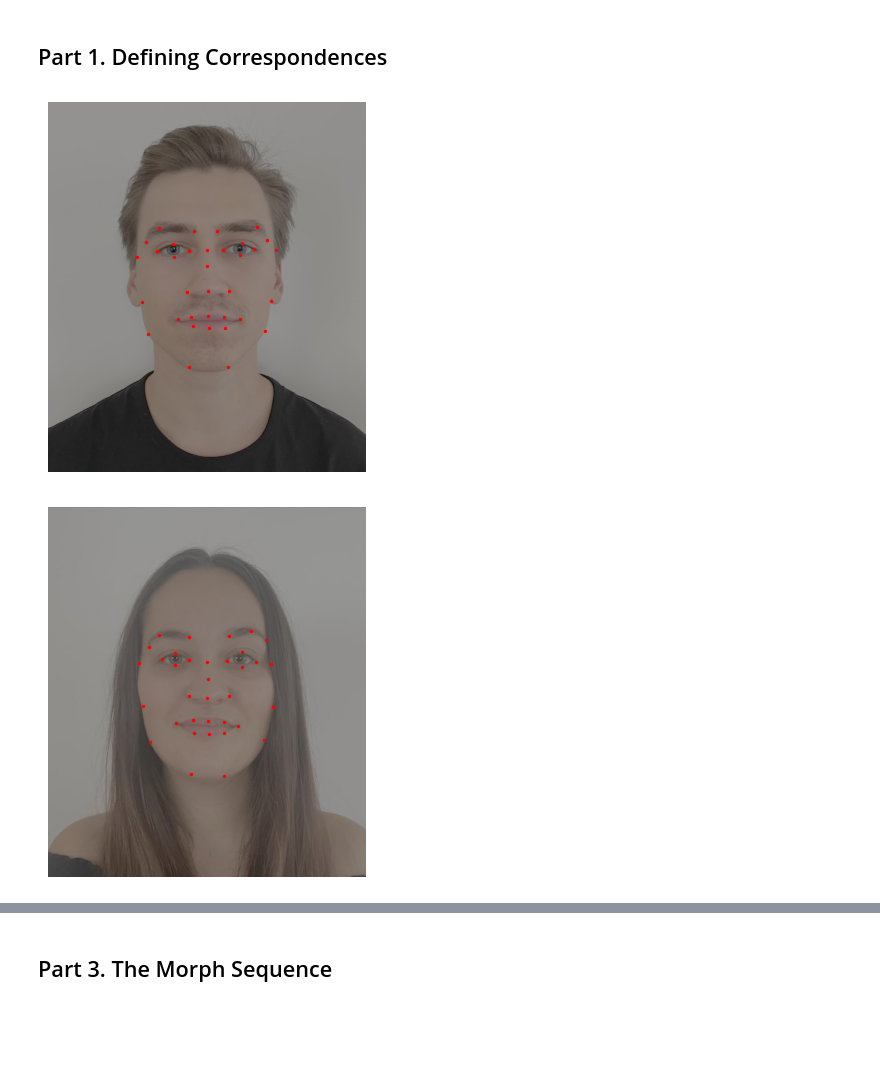
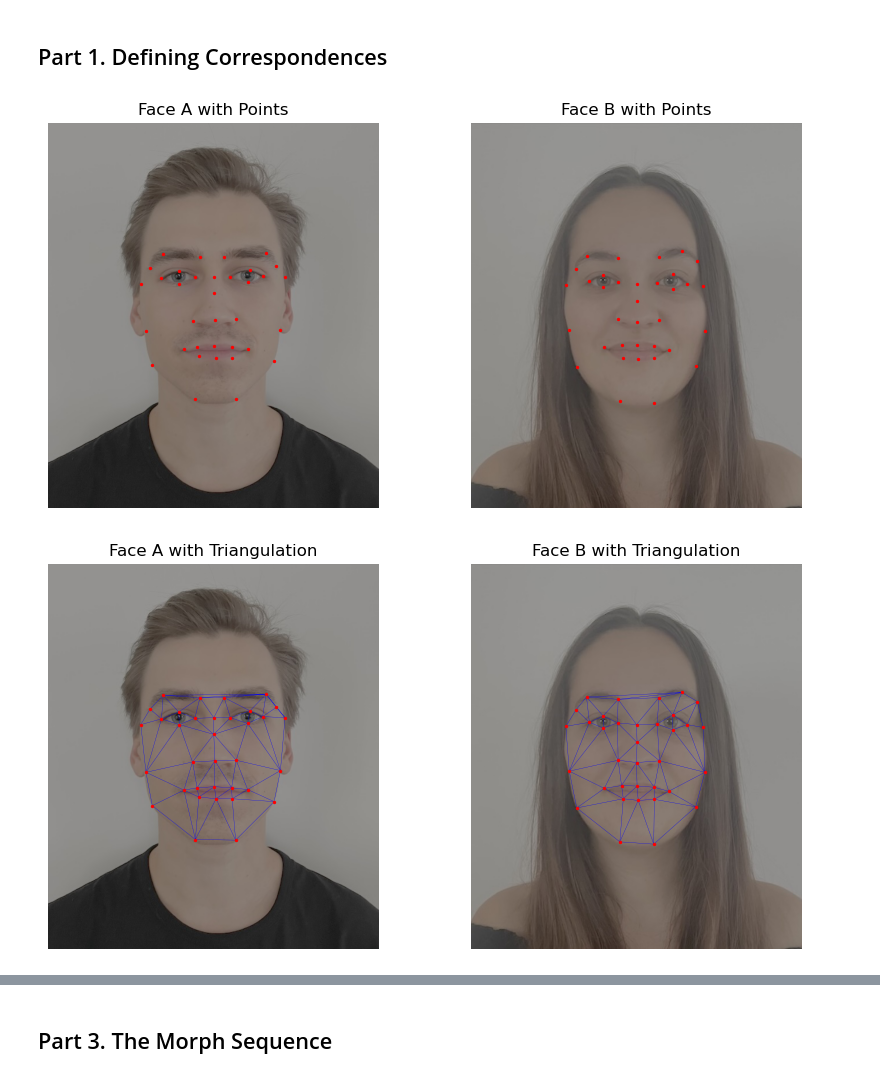
Before and after one commit to filipbagen/cs-180, a Jupyter notebook: p3-face-morphing/code/main.ipynb, the cells around one changed output, grey strips where cells are left out. Saved outputs shown, nothing was run; the diff lists cells and outputs as text; code cells hidden in the pictures; blank space fills up the shorter version.

```diff
--- a/p3-face-morphing/code/main.ipynb
+++ b/p3-face-morphing/code/main.ipynb
@@ -12,8 +15,8 @@ from scipy.spatial import Delaunay
 # %% [markdown]
 ## Part 1. Defining Correspondences
 # %%
-face_a = cv2.imread('../data/filip.jpg')
-face_b = cv2.imread('../data/emelie.jpg')
+face_a = plt.imread('../data/filip.jpg')
+face_b = plt.imread('../data/emelie.jpg')
 
 # the points are defined in a json file called filip_emelie.json
 with open('../data/filip_emelie.json', 'r') as f:
@@ -21,22 +24,53 @@ with open('../data/filip_emelie.json', 'r') as f:
 
 im1_points = np.array(points["im1Points"])
 im2_points = np.array(points["im2Points"])
-# %%
-def plot_points_on_face(image, points):
-    # Convert image to RGB for displaying in matplotlib
-    image_rgb = cv2.cvtColor(image, cv2.COLOR_BGR2RGB)
-
-    # Plot image
-    plt.imshow(image_rgb)
-    plt.scatter(points[:, 0], points[:, 1], color='red', marker='o', s=2)
-
-    # Set title and show the plot
-    plt.axis('off')
-    plt.show()
-
-plot_points_on_face(face_a, im1_points)
-plot_points_on_face(face_b, im2_points)
-# %% [output]
-[figure, removed]
-[figure, removed]
+# %%
+# Plot image
+def plot_points_on_face(image, points, ax):
+    ax.imshow(image)
+    ax.scatter(points[:, 0], points[:, 1], color='red', marker='o', s=2)
+    ax.axis('off')
+
+# Create a figure with two subplots
+fig, axes = plt.subplots(1, 2, figsize=(10, 5))
+
+# Plot points on face_a
+plot_points_on_face(face_a, im1_points, axes[0])
+axes[0].set_title('Face A with Points')
+
+# Plot points on face_b
+plot_points_on_face(face_b, im2_points, axes[1])
+axes[1].set_title('Face B with Points')
+
+plt.show()
+# %% [output]
+[figure, added]
+# %%
+def plot_points_with_triangulation(image, points, ax):
+    # Create a Delaunay triangulation from the points
+    delaunay_triangulation = tri.Triangulation(points[:, 0], points[:, 1])
+    ax.imshow(image)
+
+    # Plot the triangulation lines
+    ax.triplot(delaunay_triangulation, color='blue', linewidth=0.2)
+
+    # Plot the points
+    ax.scatter(points[:, 0], points[:, 1], color='red', marker='o', s=2)
+
+    # Remove axis
+    ax.axis('off')
+
+# Create a figure with two subplots
+fig, axes = plt.subplots(1, 2, figsize=(10, 5))
+
+# Plot points and triangulation for both face_a and face_b
+plot_points_with_triangulation(face_a, im1_points, axes[0])
+axes[0].set_title('Face A with Triangulation')
+
+plot_points_with_triangulation(face_b, im2_points, axes[1])
+axes[1].set_title('Face B with Triangulation')
+
+plt.show()
+# %% [output]
+[figure, added]
 # %%
```
Also changed, not shown: parts of 23 cells of this notebook, 1 other file.
